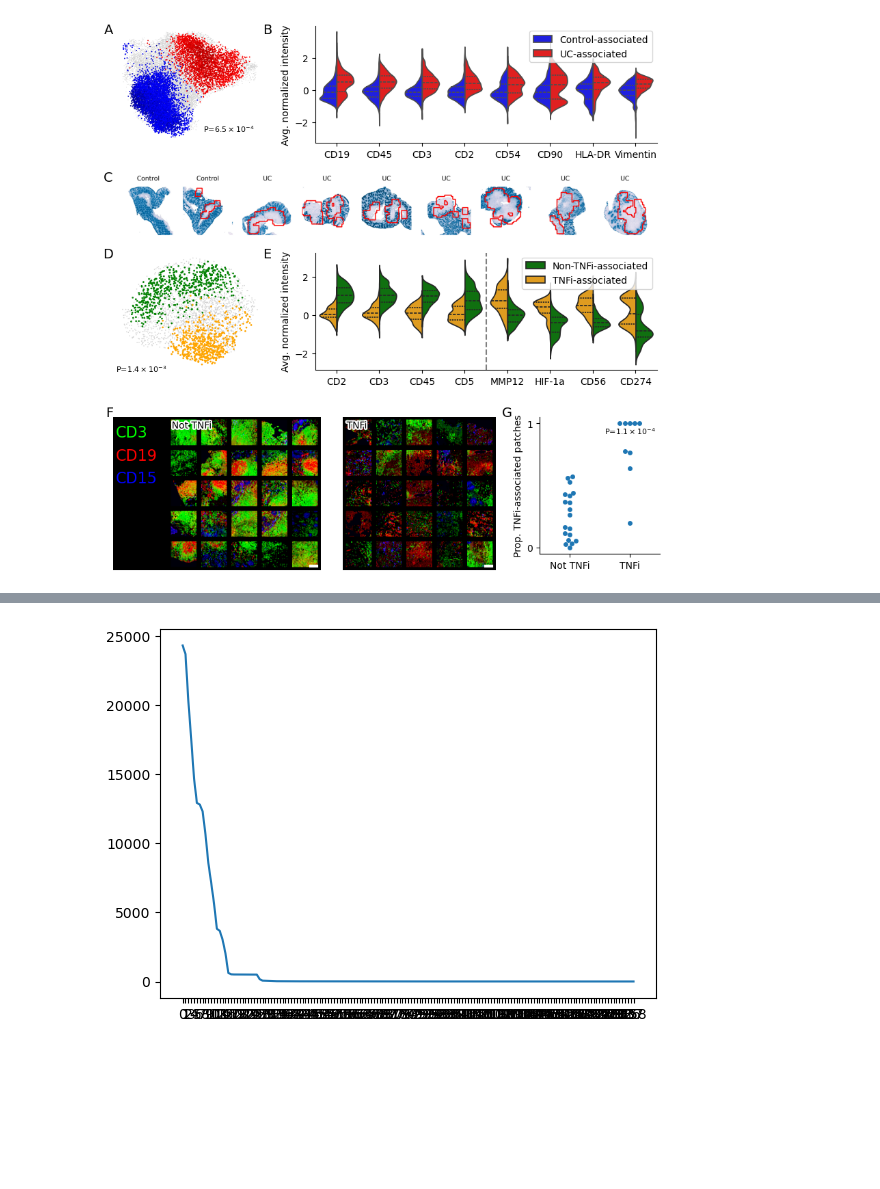
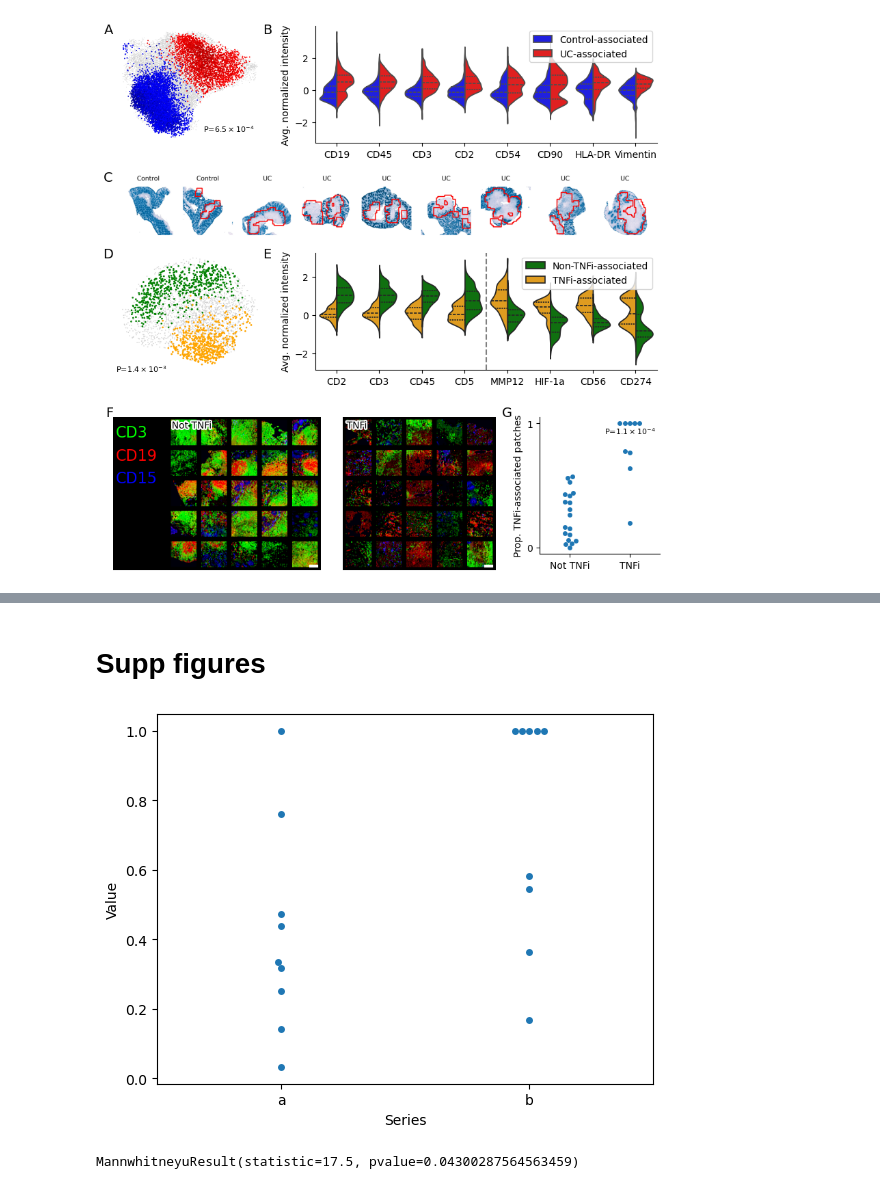
Before and after one commit to yakirr/vimapaper, a Jupyter notebook: UC/UC.3.makefigs.ipynb, the cells around one changed output, grey strips where cells are left out. Saved outputs shown, nothing was run; the diff lists cells and outputs as text; code cells hidden in the pictures; blank space fills up the shorter version.

```diff
--- a/UC/UC.3.makefigs.ipynb
+++ b/UC/UC.3.makefigs.ipynb
@@ -415,4 +381,2 @@ sc.pl.umap(X, color='leiden')
-# %%
-plt.plot(X.obs.leiden.value_counts());
-# %% [output]
-[figure, removed]
+# %% [markdown]
+# Supp figures
@@ -418,0 +394,16 @@ plt.plot(X.obs.leiden.value_counts());
+# %%
+ct_['TNFresponseY'] = d_sig.samplem.TNFresponse == 'y'
+ct_['TNFresponseN'] = d_sig.samplem.TNFresponse == 'n'
+# %%
+pred = 'pos_neg_ratio'
+a = ct_[ct_.TNFresponseY][pred]
+b = ct_[ct_.TNFresponseN][pred]
+
+df = pd.DataFrame({'Series': ['a'] * len(a) + ['b'] * len(b), 'Value': a.tolist() + b.tolist()})
+sns.swarmplot(ax=plt.gca(), data=df, x='Series', y='Value')
+plt.show()
+from scipy.stats import mannwhitneyu
+mannwhitneyu(a, b, alternative='two-sided')
+# %% [output]
+[figure, added]
+MannwhitneyuResult(statistic=17.5, pvalue=0.04300287564563459)
```
Also changed, not shown: parts of 10 cells of this notebook.
